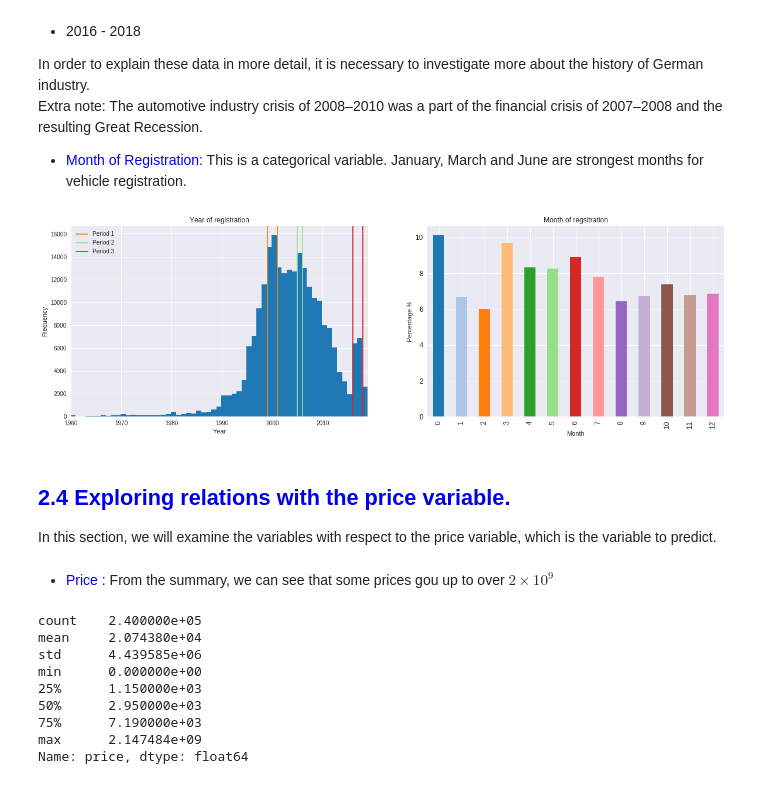
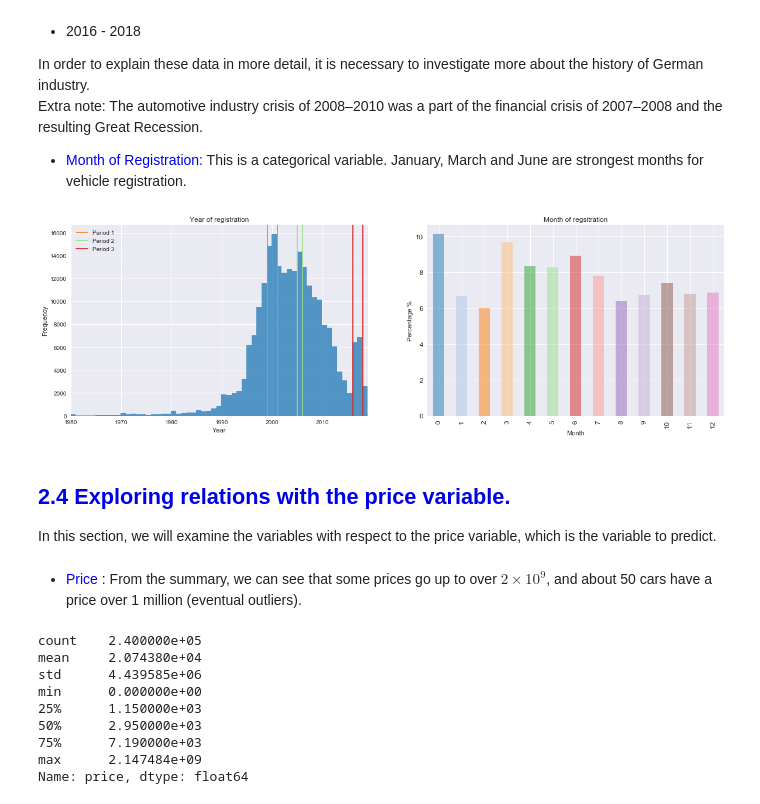
Before and after one commit to katymq/used_car_price_prediction-1, a Jupyter notebook: Used_Car_Price_starting_kit.ipynb, the cells around one changed output. Saved outputs shown, nothing was run; the diff lists cells and outputs as text; code cells hidden in the pictures.

Commit message:
Adding plots

```diff
--- a/Used_Car_Price_starting_kit.ipynb
+++ b/Used_Car_Price_starting_kit.ipynb
@@ -459,31 +471,31 @@ This is a categorical variable. January, March and June are strongest months for
 # %%
 #print(X_train['yearOfRegistration'].describe())
 #plt.figure(figsize=(2,5))
 plt.subplot(1,2,1)
-yor = X_train['yearOfRegistration'].plot(kind='hist', bins=9000,title = 'Year of registration', color = col,label='',  figsize=(20,6))
+yor = X_train['yearOfRegistration'].plot(kind='hist', alpha=0.75, bins=9000,title = 'Year of registration', color = col,label='',  figsize=(20,6))
 yor.set_xlim((1960,2019))
 yor.set_xlabel('Year')
 yor.axvline(x=1999,color = col[2], label='Period 1')
 yor.axvline(x=2001,color = col[2])
 yor.axvline(x=2005,color = col[5], label='Period 2')
 yor.axvline(x=2006,color = col[5])
 yor.axvline(x=2016,color = col[6], label='Period 3')
 yor.axvline(x=2018,color = col[6])
 yor.legend()
 plt.subplot(1,2,2)
-mor = X_train['monthOfRegistration'].value_counts(normalize=True).mul(100).sort_index().plot(kind='bar',
+mor = X_train['monthOfRegistration'].value_counts(normalize=True).mul(100).sort_index().plot(kind='bar', alpha=0.5,
                                          title='Month of regsitration',
                                          fontsize=12, color=col, figsize=(20,6))
 mor.set_xlabel('Month')
 mor.set_ylabel('Percentage %')
 plt.show()
 # %% [output]
-[figure, old version]
+[figure, new version]
 # %% [markdown]
 ##  <font color='#0000e6'> 2.4 Exploring relations with the price variable.
 In this section, we will examine the variables with respect to the price variable, which is the variable to predict.
 # %% [markdown]
-- <font color='#0000e6'>  Price : </font>  From the summary, we can see that some prices gou up to over  $2 \times10^{9}$
+- <font color='#0000e6'>  Price : </font>  From the summary, we can see that some prices go up to over  $2 \times10^{9}$, and about 50 cars have a price over 1 million  (eventual outliers).
 # %%
 y_train.describe()
 # %% [output]
```
Also changed, not shown: parts of 9 cells of this notebook, 3 other files.
